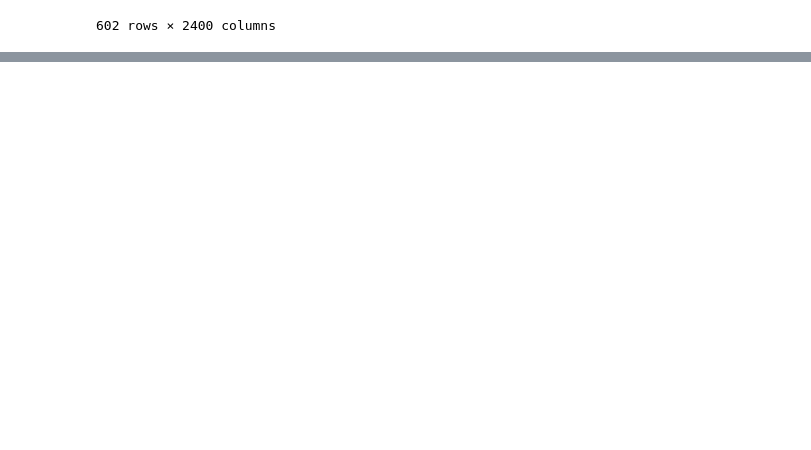
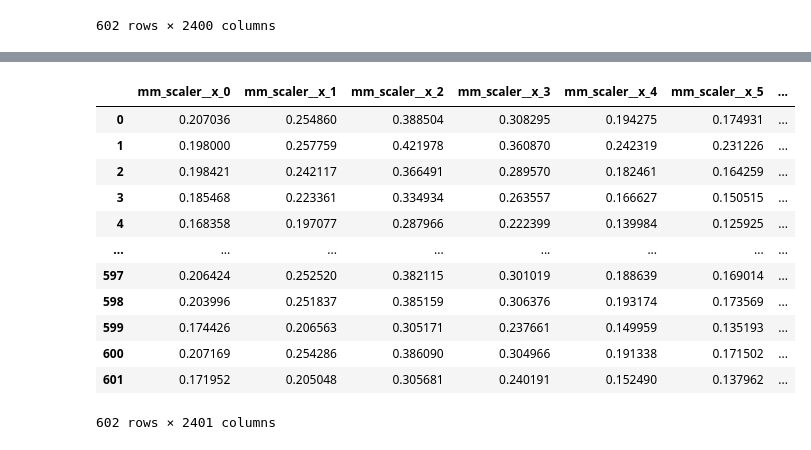
Before and after one commit to fablaw/circor, a Jupyter notebook: notebook/ML_model.ipynb, the cells around one changed output, grey strips where cells are left out. Cells and saved outputs as stored; diff of their text form; code cells hidden in the pictures; blank space fills up the shorter version.

```diff
--- a/notebook/ML_model.ipynb
+++ b/notebook/ML_model.ipynb
@@ -384,7 +402,7 @@ df_5
 | 601 | -0.021939 | -0.019713 | -0.017846 | -0.016345 | -0.015204 | -0.014412 | -0.013946 | -0.013767 | -0.013834 | -0.014095 | ... | ... |
 602 rows × 2400 columns
 # %%
-df_6=df_5.join(df_4).drop(['level_0', 'index', 'audible'], axis=1)
+df_6=df_5.join(df_4)
 df_6
 # %% [output]
 |  | x_0 | x_1 | x_2 | x_3 | x_4 | x_5 | x_6 | x_7 | x_8 | x_9 | ... | ... |
@@ -402,0 +421,4 @@ df_6
+# %%
+X=df_6.drop(columns='outcome')
+y=df_6.outcome
+X.shape, y.shape
@@ -402,0 +427,8 @@ df_6
+# %%
+from sklearn.preprocessing import MinMaxScaler, StandardScaler
+from sklearn.compose import ColumnTransformer
+
+preprocessor=ColumnTransformer([('mm_scaler', MinMaxScaler(), col_list),
+                                ('std_scaler', StandardScaler(), ['BMI'])],
+                                remainder='drop')
+preprocessor
@@ -402,0 +444,18 @@ df_6
+# %%
+#fitting to test if there's nan
+X_engineered=pd.DataFrame(preprocessor.fit_transform(X), columns=preprocessor.get_feature_names_out())
+X_engineered
+# %% [output]
+|  | mm_scaler__x_0 | mm_scaler__x_1 | mm_scaler__x_2 | mm_scaler__x_3 | mm_scaler__x_4 | mm_scaler__x_5 | ... |
+| 0 | 0.207036 | 0.254860 | 0.388504 | 0.308295 | 0.194275 | 0.174931 | ... |
+| 1 | 0.198000 | 0.257759 | 0.421978 | 0.360870 | 0.242319 | 0.231226 | ... |
+| 2 | 0.198421 | 0.242117 | 0.366491 | 0.289570 | 0.182461 | 0.164259 | ... |
+| 3 | 0.185468 | 0.223361 | 0.334934 | 0.263557 | 0.166627 | 0.150515 | ... |
+| 4 | 0.168358 | 0.197077 | 0.287966 | 0.222399 | 0.139984 | 0.125925 | ... |
+| ... | ... | ... | ... | ... | ... | ... | ... |
+| 597 | 0.206424 | 0.252520 | 0.382115 | 0.301019 | 0.188639 | 0.169014 | ... |
+| 598 | 0.203996 | 0.251837 | 0.385159 | 0.306376 | 0.193174 | 0.173569 | ... |
+| 599 | 0.174426 | 0.206563 | 0.305171 | 0.237661 | 0.149959 | 0.135193 | ... |
+| 600 | 0.207169 | 0.254286 | 0.386090 | 0.304966 | 0.191338 | 0.171502 | ... |
+| 601 | 0.171952 | 0.205048 | 0.305681 | 0.240191 | 0.152490 | 0.137962 | ... |
+602 rows × 2401 columns
```
Also changed, not shown: parts of 20 cells of this notebook.
